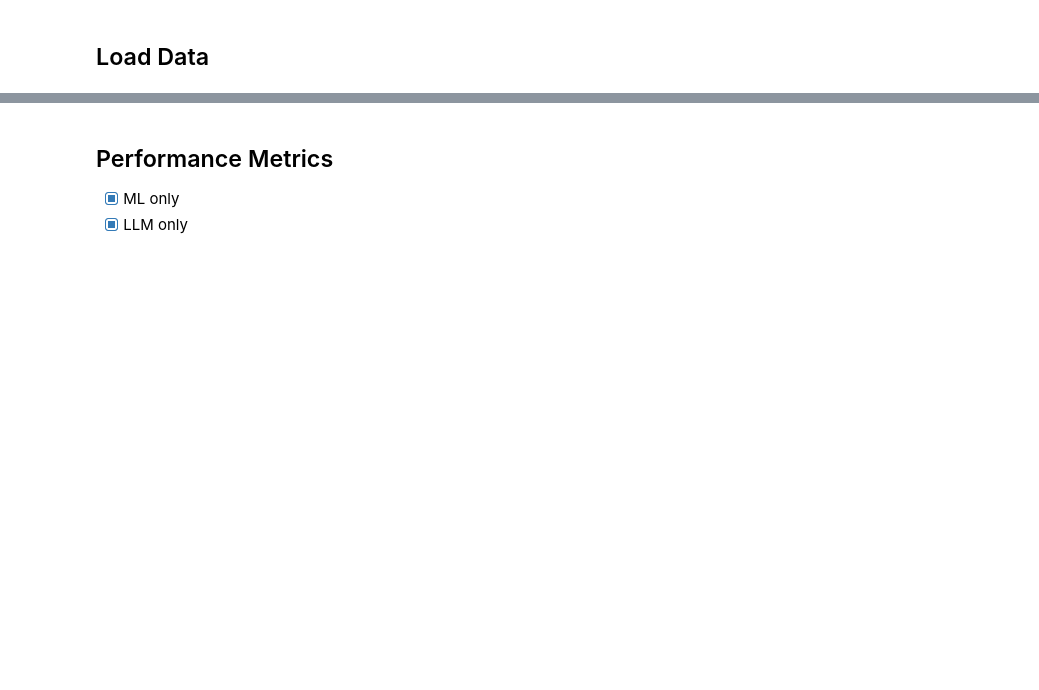
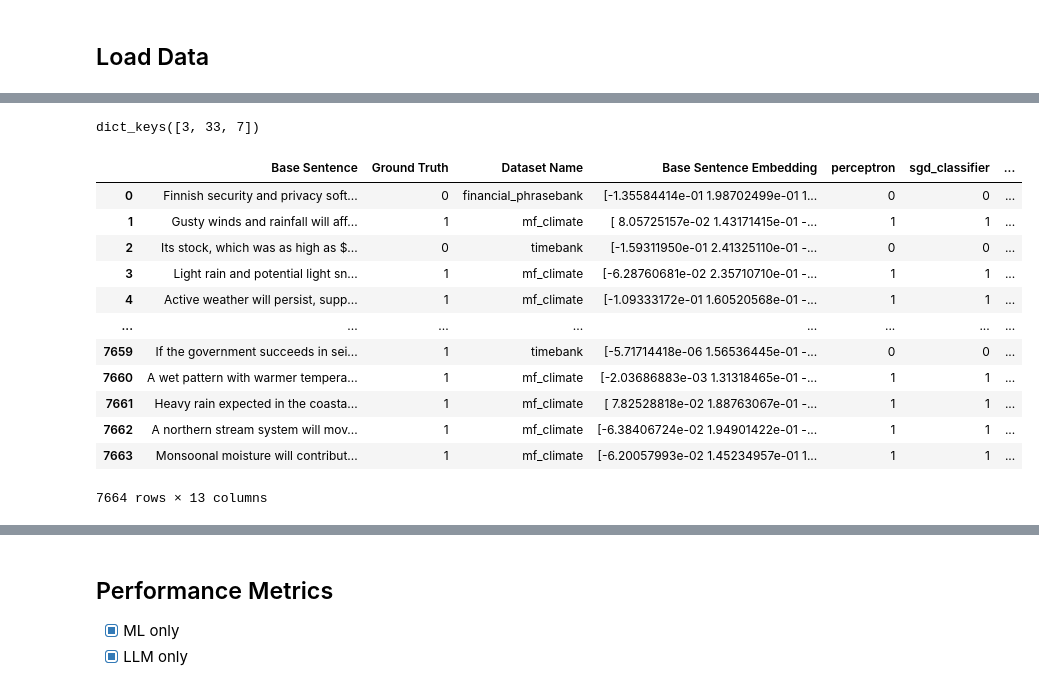
Before and after one commit to ufdatastudio/predictions, a Jupyter notebook: prediction_classification_experiments-v2/evaluation.ipynb, the cells around one changed output, grey strips where cells are left out. Cells and saved outputs as stored; diff of their text form; code cells hidden in the pictures; blank space fills up the shorter version.

```diff
--- a/prediction_classification_experiments-v2/evaluation.ipynb
+++ b/prediction_classification_experiments-v2/evaluation.ipynb
@@ -36,8 +40,11 @@ get_metrics
 # %% [markdown]
 ## Load Data
 # %%
-base_data_path = os.path.join(notebook_dir, '../data')
-combine_data_path = os.path.join(base_data_path, 'classification_results/combined-full_synthetic-v1_2026-03-07/seed40/inference')
-files = os.listdir(combine_data_path)
-files
+base_data_path = DataProcessing.load_base_data_path(notebook_dir)
+combine_data_path = os.path.join(base_data_path,
+                                 'classification_results',
+                                 'synthetic-fpb-chronicle2050-yt-news-timebank-mf_climate_2026-04-25'
+)
+dir_files = os.listdir(combine_data_path)
+dir_files
 # %% [output]
@@ -84,18 +106,3 @@ def standardize_columns(df):
 # %%
-# Load and standardize
-dfs = []
-for file in files:
-    dataset_path = os.path.join(combine_data_path, file)
-    df = DataProcessing.load_from_file(dataset_path, 'csv', sep=',')
-    # print(f"Original columns: {df.columns.tolist()}")
-
-    df_standardized = standardize_columns(df)
-    # print(f"Standardized columns: {df_standardized.columns.tolist()}\n")
-
-    dfs.append(df_standardized)
-
-results_df = DataProcessing.concat_dfs(dfs)
-print(f"\nCombined shape: {results_df.shape}")
-print(f"Datasets: {results_df['Dataset'].value_counts()}")
-results_df
+seed_ml_classifiers_map, seed_llm_classifiers_map, x_test_dfs = load_seed_data(combine_data_path, dir_files)
 # %% [output]
@@ -119,0 +118,20 @@ Name: count, dtype: int64
+# %%
+seed_ml_classifiers_map.keys()
+# %% [output]
+dict_keys([3, 33, 7])
+# %%
+seed_ml_classifiers_map[3]
+# %% [output]
+|  | Base Sentence | Ground Truth | Dataset Name | Base Sentence Embedding | perceptron | sgd_classifier | ... |
+| 0 | Finnish security and privacy soft... | 0 | financial_phrasebank | [-1.35584414e-01 1.98702499e-01 1... | 0 | 0 | ... |
+| 1 | Gusty winds and rainfall will aff... | 1 | mf_climate | [ 8.05725157e-02 1.43171415e-01 -... | 1 | 1 | ... |
+| 2 | Its stock, which was as high as $... | 0 | timebank | [-1.59311950e-01 2.41325110e-01 -... | 0 | 0 | ... |
+| 3 | Light rain and potential light sn... | 1 | mf_climate | [-6.28760681e-02 2.35710710e-01 -... | 1 | 1 | ... |
+| 4 | Active weather will persist, supp... | 1 | mf_climate | [-1.09333172e-01 1.60520568e-01 -... | 1 | 1 | ... |
+| ... | ... | ... | ... | ... | ... | ... | ... |
+| 7659 | If the government succeeds in sei... | 1 | timebank | [-5.71714418e-06 1.56536445e-01 -... | 0 | 0 | ... |
+| 7660 | A wet pattern with warmer tempera... | 1 | mf_climate | [-2.03686883e-03 1.31318465e-01 -... | 1 | 1 | ... |
+| 7661 | Heavy rain expected in the coasta... | 1 | mf_climate | [ 7.82528818e-02 1.88763067e-01 -... | 1 | 1 | ... |
+| 7662 | A northern stream system will mov... | 1 | mf_climate | [-6.38406724e-02 1.94901422e-01 -... | 1 | 1 | ... |
+| 7663 | Monsoonal moisture will contribut... | 1 | mf_climate | [-6.20057993e-02 1.45234957e-01 1... | 1 | 1 | ... |
+7664 rows × 13 columns
```
Also changed, not shown: parts of 22 cells of this notebook, 2 other files.
